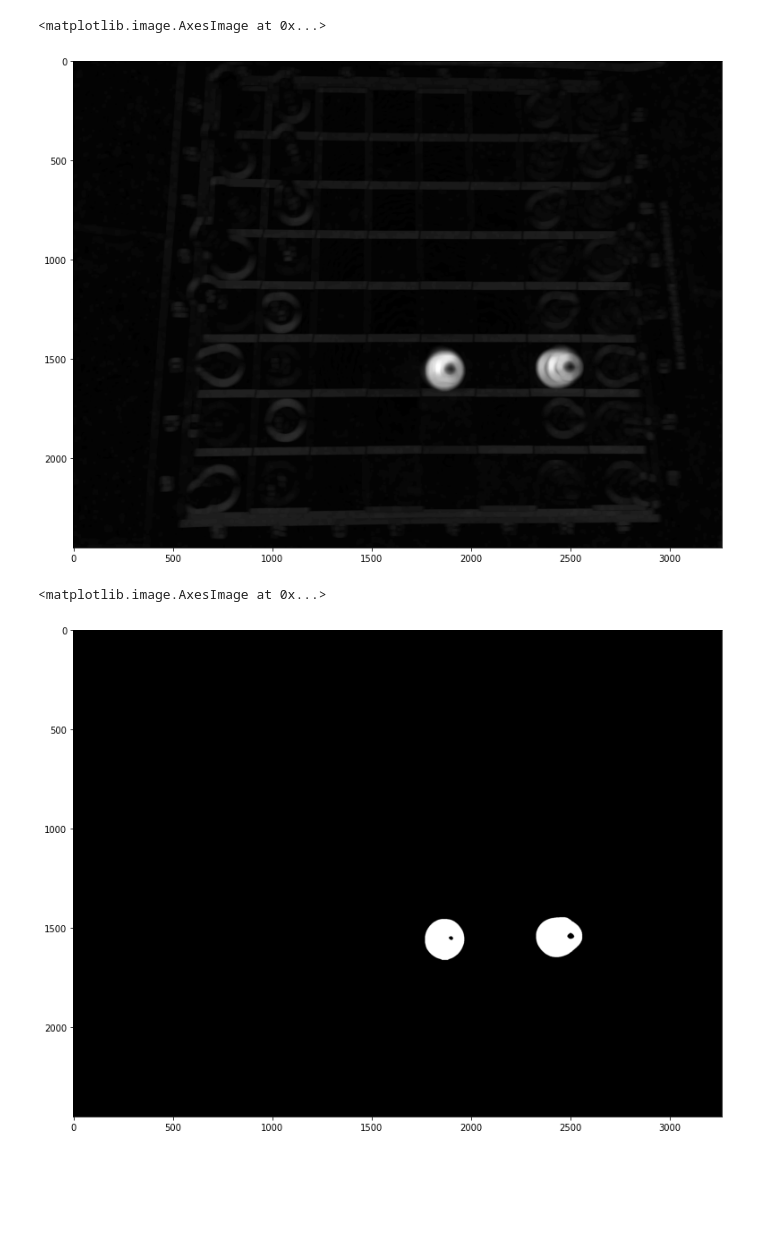
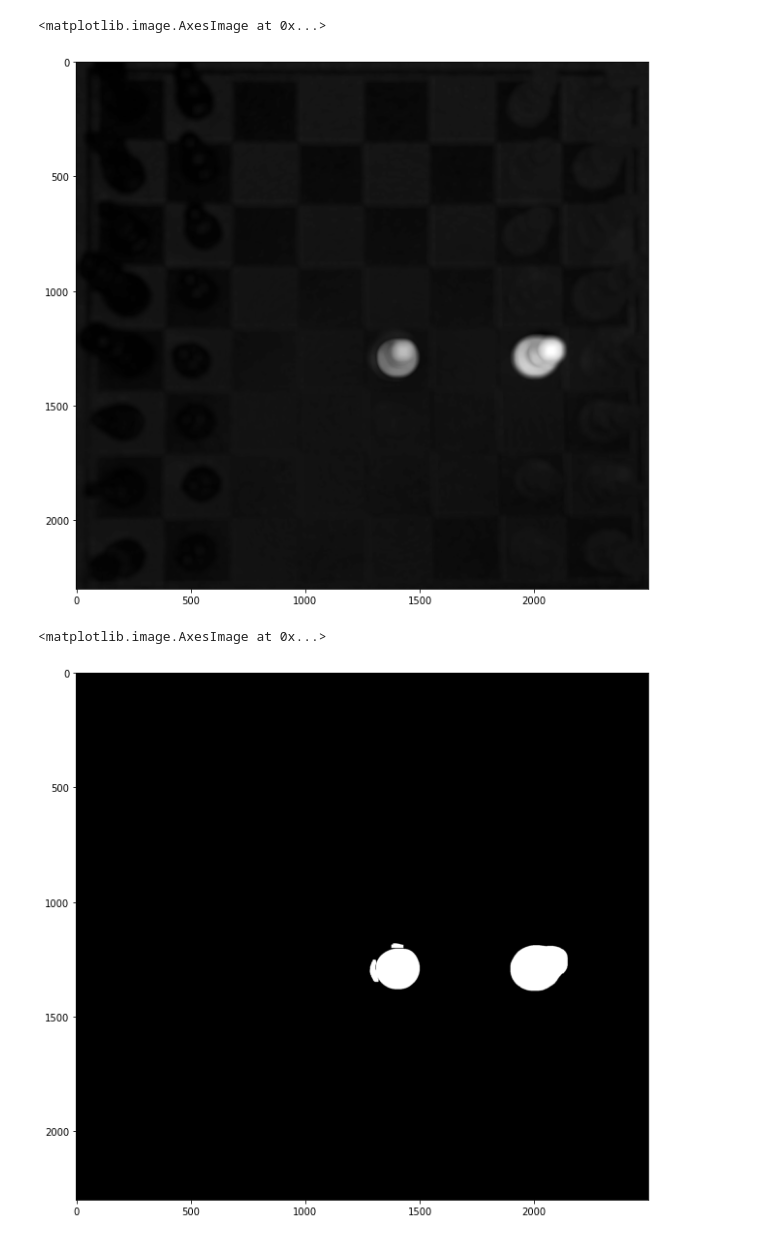
Before and after one commit to SantiagoGuiral/ress, a Jupyter notebook: pruebas/framediff.ipynb, the cells around one changed output. Drawn from its saved outputs; the diff is of its cells as text; code cells hidden in the pictures; blank space fills up the shorter version.

```diff
--- a/pruebas/framediff.ipynb
+++ b/pruebas/framediff.ipynb
@@ -5,7 +5,7 @@ import matplotlib.pyplot as plt
 
 kernel = np.ones((7, 7), np.uint8)
 # %%
-im1=cv2.imread("./subs/d10.jpg")
+im1=cv2.imread("./subs/d11.jpg")
 plt.figure(figsize = (16,10))
 plt.imshow(im1)
 # %% [output]
@@ -14,5 +14,5 @@ plt.imshow(im1)
 # %%
-im2=cv2.imread("./subs/d11.jpg")
+im2=cv2.imread("./subs/d12.jpg")
 plt.figure(figsize = (16,10))
 plt.imshow(im2)
 # %% [output]
@@ -20,0 +21,12 @@ plt.imshow(im2)
+# %%
+w = 2500
+h = 2300
+coordinates = np.float32([[650,70],[2800,90],[510,2300],[2950,2300]])
+final = np.float32([[0,0],[w,0],[0,h],[w,h]])
+
+M = cv2.getPerspectiveTransform(coordinates,final)
+im1 = cv2.warpPerspective(im1,M,(w,h))
+im2 = cv2.warpPerspective(im2,M,(w,h))
+
+plt.figure(figsize = (16,10))
+plt.imshow(im1)
@@ -30,14 +45,14 @@ plt.figure(figsize = (16,10))
 plt.imshow(diff, cmap = 'gray')
 # %% [output]
 <matplotlib.image.AxesImage at 0x...>
-[figure, old version]
+[figure, new version]
 # %%
-h, thresh = cv2.threshold(diff, 15, 255, cv2.THRESH_BINARY)
+_, thresh = cv2.threshold(diff, 15, 255, cv2.THRESH_BINARY)
 plt.figure(figsize = (16,10))
 plt.imshow(thresh, cmap='gray')
 # %% [output]
 <matplotlib.image.AxesImage at 0x...>
-[figure, old version]
+[figure, new version]
 # %%
 contours, _ = cv2.findContours(thresh, cv2.RETR_EXTERNAL, cv2.CHAIN_APPROX_SIMPLE)
 
```
Also changed, not shown: parts of 8 cells of this notebook, 3 other files.
